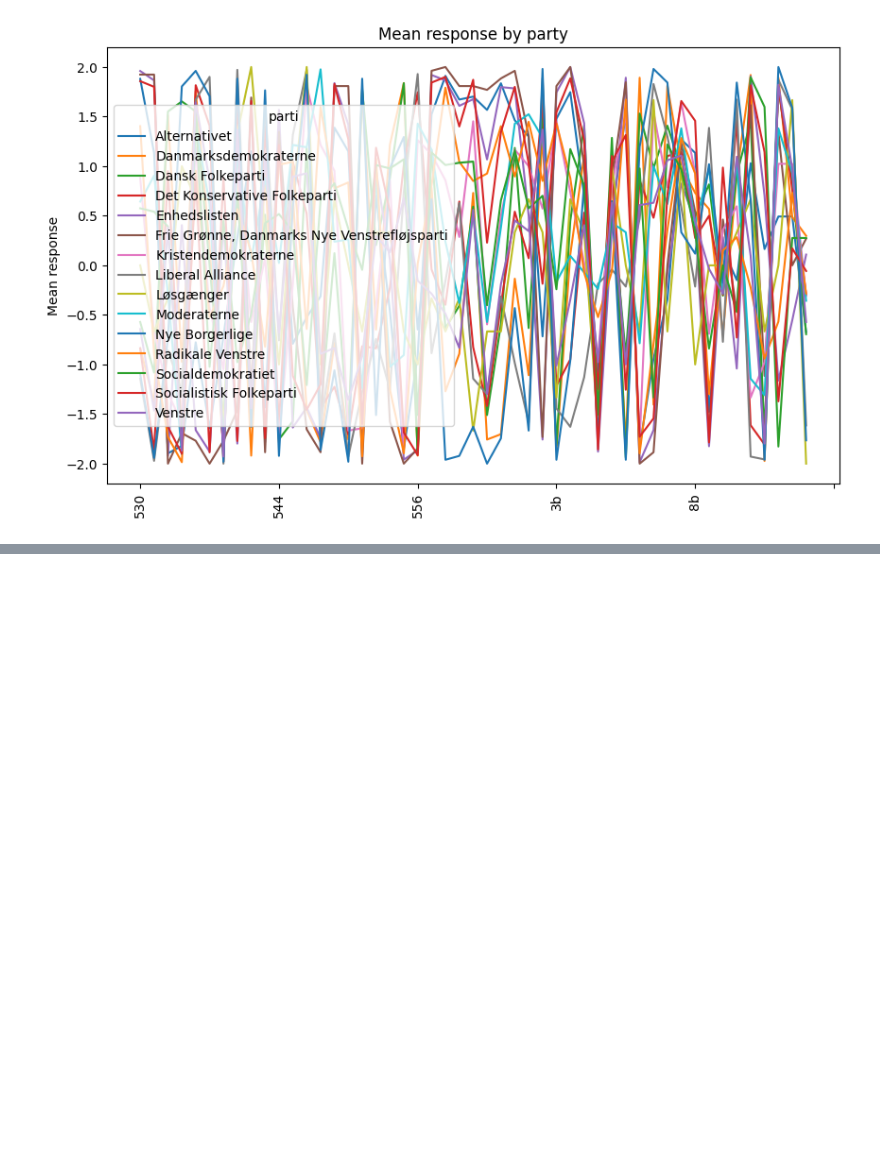
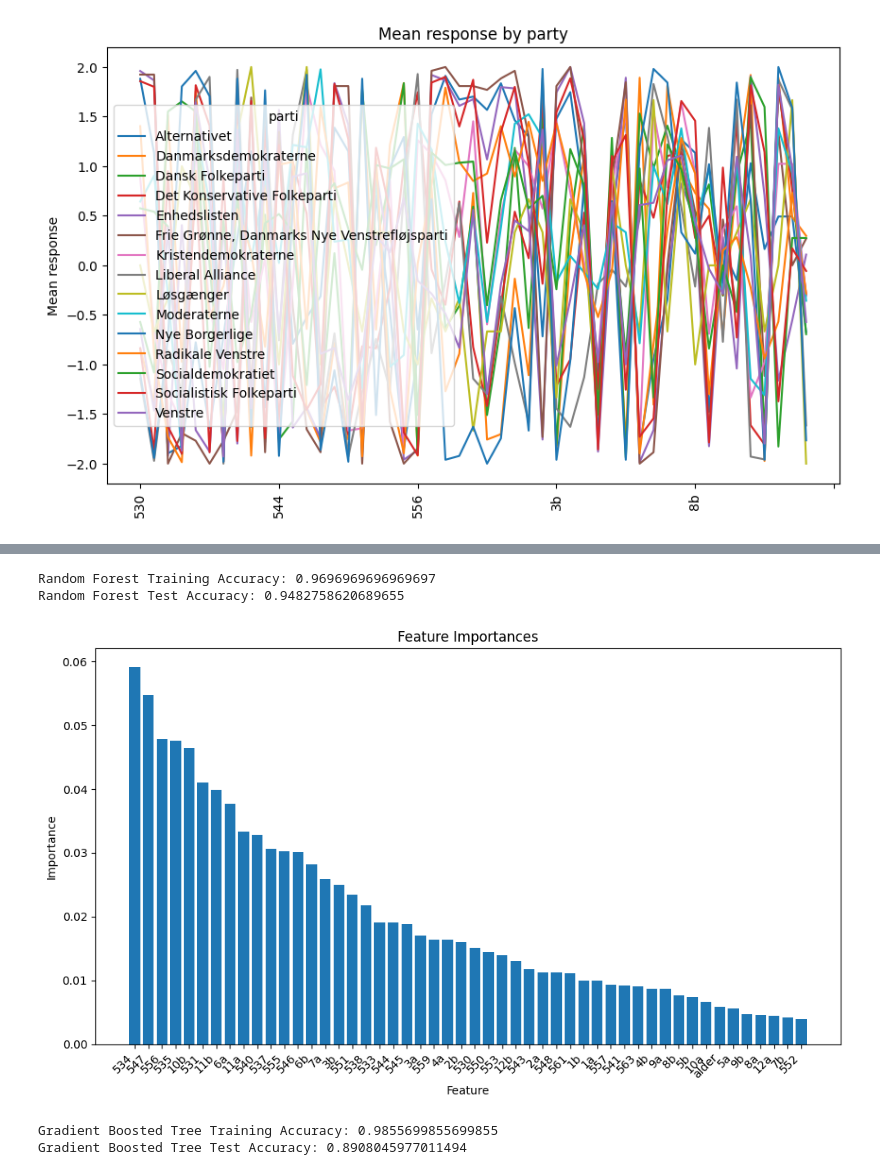
Before and after one commit to MAL-flowdemort/assignment_2, a Jupyter notebook: Candidate Test 2022 I.ipynb, the cells around one changed output, grey strips where cells are left out. Saved outputs shown, nothing was run; the diff lists cells and outputs as text; code cells hidden in the pictures; blank space fills up the shorter version.

```diff
--- a/Candidate Test 2022 I.ipynb
+++ b/Candidate Test 2022 I.ipynb
@@ -239,0 +377,63 @@ plt.show()
+# %%
+from sklearn.ensemble import RandomForestClassifier
+
+# Initialize the Random Forest model
+model_v3 = RandomForestClassifier(
+    random_state=42,
+    n_estimators=150,         # The number of trees in the forest.
+    max_depth=6,              # The maximum depth of the tree. It limits the number of nodes in the longest path from the root to a leaf.
+    min_samples_split=2,      # The minimum number of samples required to split an internal node.
+    min_samples_leaf=2        # The minimum number of samples required to be at a leaf node.
+)
+
+# Train the Random Forest model on the training set
+model_v3.fit(X_train, y_train)
+
+# Make predictions on the test set
+test_predictions = model_v3.predict(X_test)
+train_predictions = model_v3.predict(X_train)
+
+# Evaluate the accuracy of the Random Forest model on the training set
+train_accuracy = accuracy_score(y_train, train_predictions)
+print(f"Random Forest Training Accuracy: {train_accuracy}")
+
+# Evaluate the accuracy of the Random Forest model on the test set
+test_accuracy = accuracy_score(y_test, test_predictions)
+print(f"Random Forest Test Accuracy: {test_accuracy}")
+
+# Feature importances
+plot_feature_importances(model_v3, X.columns)
+# %% [output]
+Random Forest Training Accuracy: 0.9696969696969697
+Random Forest Test Accuracy: 0.9482758620689655
+[figure, added]
+# %%
+from sklearn.ensemble import GradientBoostingClassifier
+
+# Initialize the Gradient Boosting model
+model_v4 = GradientBoostingClassifier(
+    random_state=42,
+    n_estimators=70,            # The number of boosting stages to be run
+    learning_rate=0.05,         # Weight given to each tree
+    max_depth=2                 # The maximum depth of the individual trees
+)
+
+# Train the model on the training set
+model_v4.fit(X_train, y_train)
+
+# Make predictions on the training set
+train_predictions = model_v4.predict(X_train)
+
+# Make predictions on the test set
+test_predictions = model_v4.predict(X_test)
+
+# Evaluate the accuracy of the model on the training set
+train_accuracy = accuracy_score(y_train, train_predictions)
+print(f"Gradient Boosted Tree Training Accuracy: {train_accuracy}")
+
+# Evaluate the accuracy of the model on the test set
+test_accuracy = accuracy_score(y_test, test_predictions)
+print(f"Gradient Boosted Tree Test Accuracy: {test_accuracy}")
+# %% [output]
+Gradient Boosted Tree Training Accuracy: 0.9855699855699855
+Gradient Boosted Tree Test Accuracy: 0.8908045977011494
```
Also changed, not shown: parts of 6 cells of this notebook.
